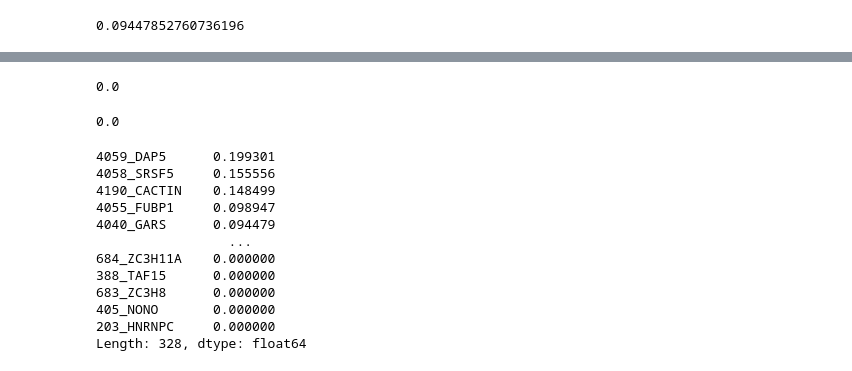
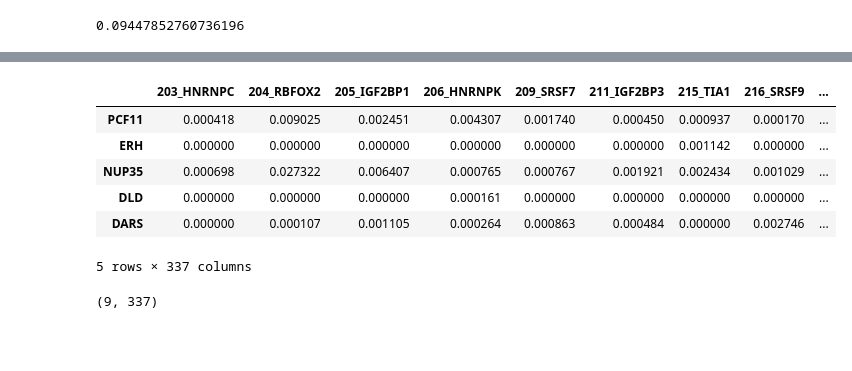
Before and after one commit to algaebrown/katie_norah_clips_scripts, a Jupyter notebook: Jaccard distance to IDR peaks.ipynb, the cells around one changed output, grey strips where cells are left out. Cells and saved outputs as stored; diff of their text form; code cells hidden in the pictures; blank space fills up the shorter version.

```diff
--- a/Jaccard distance to IDR peaks.ipynb
+++ b/Jaccard distance to IDR peaks.ipynb
@@ -130,26 +122,0 @@ File "/projects/ps-yeolab5/encore/processing/encore_master_IDR_hg38/results/enco
-# %%
-#let's take a look at the output
-jaccard_to_dars['204_RBFOX2']
-# %% [output]
-0.0
-# %%
-jaccard_to_dars['203_HNRNPC']
-# %% [output]
-0.0
-# %%
-# let's look at which RBP intersect with it the most
-s = pd.Series(jaccard_to_dars) # convert to Series for easier manipulation
-s.sort_values(ascending = False) # hoe does this look?
-# %% [output]
-4059_DAP5      0.199301
-4058_SRSF5     0.155556
-4190_CACTIN    0.148499
-4055_FUBP1     0.098947
-4040_GARS      0.094479
-                 ...
-684_ZC3H11A    0.000000
-388_TAF15      0.000000
-683_ZC3H8      0.000000
-405_NONO       0.000000
-203_HNRNPC     0.000000
-Length: 328, dtype: float64
@@ -155,0 +126,14 @@ Length: 328, dtype: float64
+# %%
+df.head()
+# %% [output]
+|  | 203_HNRNPC | 204_RBFOX2 | 205_IGF2BP1 | 206_HNRNPK | 209_SRSF7 | 211_IGF2BP3 | 215_TIA1 | 216_SRSF9 | ... |
+| PCF11 | 0.000418 | 0.009025 | 0.002451 | 0.004307 | 0.001740 | 0.000450 | 0.000937 | 0.000170 | ... |
+| ERH | 0.000000 | 0.000000 | 0.000000 | 0.000000 | 0.000000 | 0.000000 | 0.001142 | 0.000000 | ... |
+| NUP35 | 0.000698 | 0.027322 | 0.006407 | 0.000765 | 0.000767 | 0.001921 | 0.002434 | 0.001029 | ... |
+| DLD | 0.000000 | 0.000000 | 0.000000 | 0.000161 | 0.000000 | 0.000000 | 0.000000 | 0.000000 | ... |
+| DARS | 0.000000 | 0.000107 | 0.001105 | 0.000264 | 0.000863 | 0.000484 | 0.000000 | 0.002746 | ... |
+5 rows × 337 columns
+# %%
+df.shape
+# %% [output]
+(9, 337)
```
Also changed, not shown: parts of 22 cells of this notebook, 1 other file.
